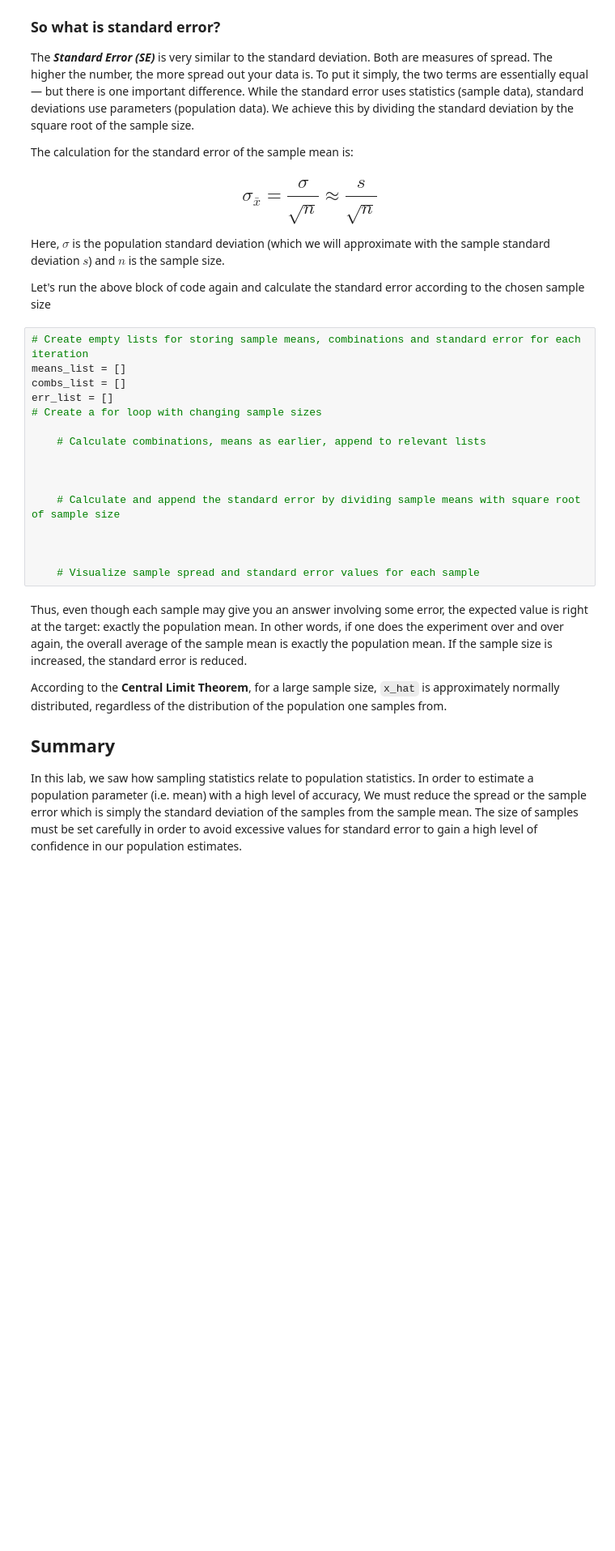
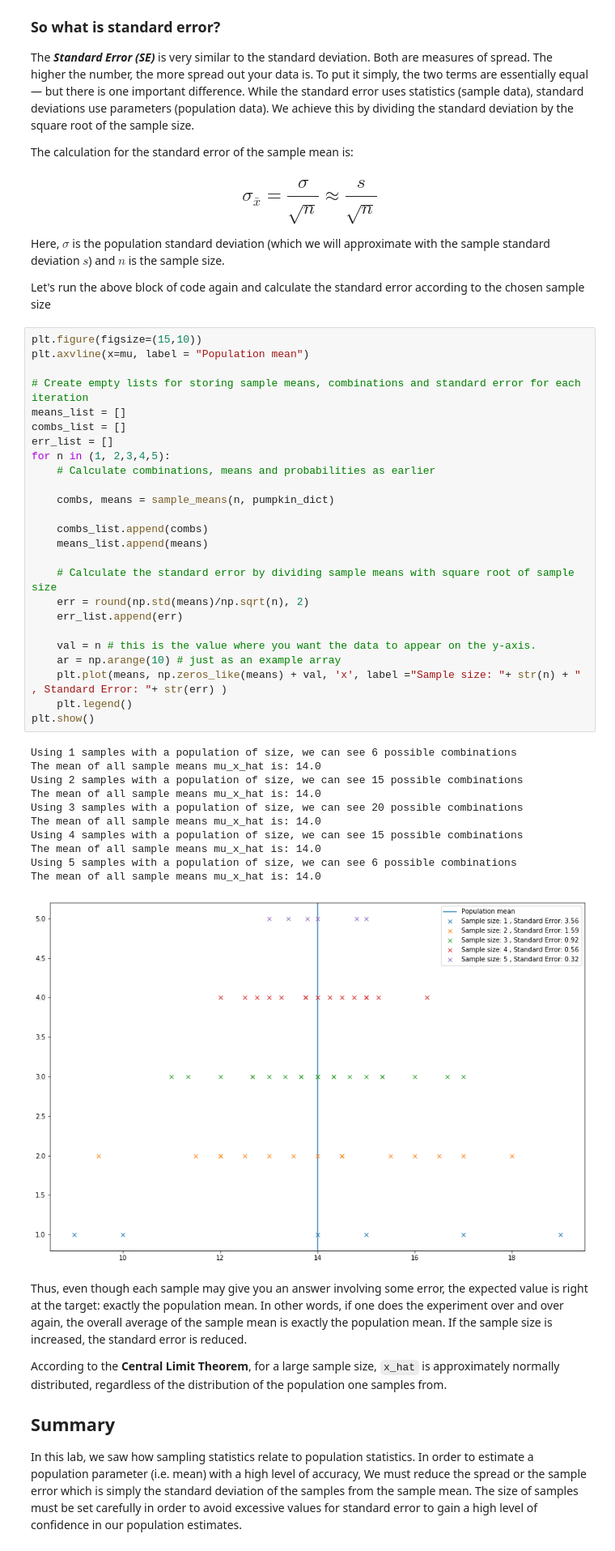
Before and after one commit to rmlevy1/dsc-sampling-statistics-lab-nyc-ds-021720, a Jupyter notebook: index.ipynb, the cells around one changed output. Shown: that part at 81% size. Drawn from its saved outputs; the diff is of its cells as text; blank space fills up the shorter version.

```diff
--- a/index.ipynb
+++ b/index.ipynb
@@ -351,22 +351,43 @@ The calculation for the standard error of the sample mean is:
 Here, $\sigma$ is the population standard deviation (which we will approximate with the sample standard deviation $s$) and $n$ is the sample size.
 
 Let's run the above block of code again and calculate the standard error according to the chosen sample size
-# %%
-# Create empty lists for storing sample means, combinations and standard error for each iteration
-means_list = []
-combs_list = []
-err_list = []
-# Create a for loop with changing sample sizes
-
-    # Calculate combinations, means as earlier, append to relevant lists
-
-
-
-    # Calculate and append the standard error by dividing sample means with square root of sample size
-
-
-
-    # Visualize sample spread and standard error values for each sample
+# %%
+plt.figure(figsize=(15,10))
+plt.axvline(x=mu, label = "Population mean")
+
+# Create empty lists for storing sample means, combinations and standard error for each iteration
+means_list = []
+combs_list = []
+err_list = []
+for n in (1, 2,3,4,5):
+    # Calculate combinations, means and probabilities as earlier
+
+    combs, means = sample_means(n, pumpkin_dict)
+
+    combs_list.append(combs)
+    means_list.append(means)
+
+    # Calculate the standard error by dividing sample means with square root of sample size
+    err = round(np.std(means)/np.sqrt(n), 2)
+    err_list.append(err)
+
+    val = n # this is the value where you want the data to appear on the y-axis.
+    ar = np.arange(10) # just as an example array
+    plt.plot(means, np.zeros_like(means) + val, 'x', label ="Sample size: "+ str(n) + " , Standard Error: "+ str(err) )
+    plt.legend()
+plt.show()
+# %% [output]
+Using 1 samples with a population of size, we can see 6 possible combinations
+The mean of all sample means mu_x_hat is: 14.0
+Using 2 samples with a population of size, we can see 15 possible combinations
+The mean of all sample means mu_x_hat is: 14.0
+Using 3 samples with a population of size, we can see 20 possible combinations
+The mean of all sample means mu_x_hat is: 14.0
+Using 4 samples with a population of size, we can see 15 possible combinations
+The mean of all sample means mu_x_hat is: 14.0
+Using 5 samples with a population of size, we can see 6 possible combinations
+The mean of all sample means mu_x_hat is: 14.0
+[figure, added]
 # %% [markdown]
 Thus, even though each sample may give you an answer involving some error, the expected value is right at the target: exactly the population mean. In other words, if one does the experiment over and over again, the overall average of the sample mean is exactly the population mean. If the sample size is increased, the standard error is reduced.
 
```
